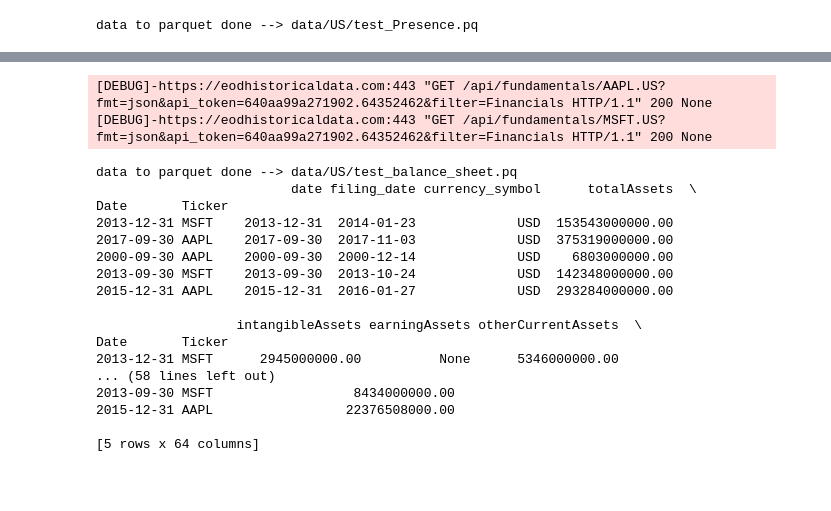
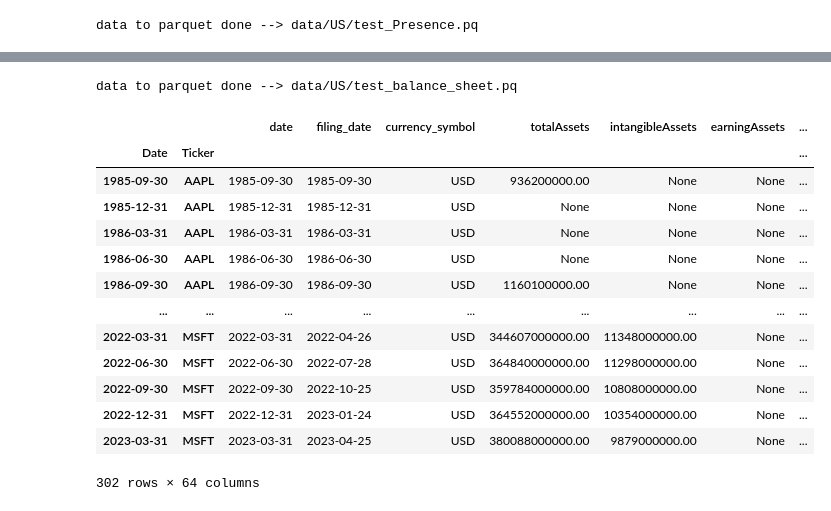
Before and after one commit to nabz78350/backtesting, a Jupyter notebook: data_scrapping.ipynb, the cells around one changed output, grey strips where cells are left out. Drawn from its saved outputs; the diff is of its cells as text; code cells hidden in the pictures; blank space fills up the shorter version.

```diff
--- a/data_scrapping.ipynb
+++ b/data_scrapping.ipynb
@@ -95,27 +132,23 @@ data to parquet done --> data/US/test_mkt_data.pq
 # %%
 ### aggregate balance_sheet
 from utils.func import aggregate_tickers_balance_sheet
 tickers = ['AAPL','MSFT']
 balance_sheet = aggregate_tickers_balance_sheet(tickers)
 write_to_parquet(balance_sheet,'US','test_balance_sheet')
-print(balance_sheet.sample(5))
+balance_sheet ## cautions that Date index is actually leaked, we will use filling date in the future to use balance sheet data
 # %% [output]
-[DEBUG]-https://eodhistoricaldata.com:443 "GET /api/fundamentals/AAPL.US?fmt=json&api_token=640aa99a271902.64352462&filter=Financials HTTP/1.1" 200 None
-[DEBUG]-https://eodhistoricaldata.com:443 "GET /api/fundamentals/MSFT.US?fmt=json&api_token=640aa99a271902.64352462&filter=Financials HTTP/1.1" 200 None
+data to parquet done --> data/US/test_balance_sheet.pq
+|  |  | date | filing_date | currency_symbol | totalAssets | intangibleAssets | earningAssets | ... |
+| Date | Ticker |  |  |  |  |  |  | ... |
+| 1985-09-30 | AAPL | 1985-09-30 | 1985-09-30 | USD | 936200000.00 | None | None | ... |
+| 1985-12-31 | AAPL | 1985-12-31 | 1985-12-31 | USD | None | None | None | ... |
+| 1986-03-31 | AAPL | 1986-03-31 | 1986-03-31 | USD | None | None | None | ... |
+| 1986-06-30 | AAPL | 1986-06-30 | 1986-06-30 | USD | None | None | None | ... |
+| 1986-09-30 | AAPL | 1986-09-30 | 1986-09-30 | USD | 1160100000.00 | None | None | ... |
+| ... | ... | ... | ... | ... | ... | ... | ... | ... |
+| 2022-03-31 | MSFT | 2022-03-31 | 2022-04-26 | USD | 344607000000.00 | 11348000000.00 | None | ... |
+| 2022-06-30 | MSFT | 2022-06-30 | 2022-07-28 | USD | 364840000000.00 | 11298000000.00 | None | ... |
+| 2022-09-30 | MSFT | 2022-09-30 | 2022-10-25 | USD | 359784000000.00 | 10808000000.00 | None | ... |
+| 2022-12-31 | MSFT | 2022-12-31 | 2023-01-24 | USD | 364552000000.00 | 10354000000.00 | None | ... |
+| 2023-03-31 | MSFT | 2023-03-31 | 2023-04-25 | USD | 380088000000.00 | 9879000000.00 | None | ... |
-data to parquet done --> data/US/test_balance_sheet.pq
-                         date filing_date currency_symbol      totalAssets  \
-Date       Ticker
-2013-12-31 MSFT    2013-12-31  2014-01-23             USD  153543000000.00
-2017-09-30 AAPL    2017-09-30  2017-11-03             USD  375319000000.00
-2000-09-30 AAPL    2000-09-30  2000-12-14             USD    6803000000.00
-2013-09-30 MSFT    2013-09-30  2013-10-24             USD  142348000000.00
-2015-12-31 AAPL    2015-12-31  2016-01-27             USD  293284000000.00
-
-                  intangibleAssets earningAssets otherCurrentAssets  \
-Date       Ticker
-2013-12-31 MSFT      2945000000.00          None      5346000000.00
-... (58 lines left out)
-2013-09-30 MSFT                  8434000000.00
-2015-12-31 AAPL                 22376508000.00
-
-[5 rows x 64 columns]
+302 rows × 64 columns
```
Also changed, not shown: parts of 5 cells of this notebook, 2 other files.
